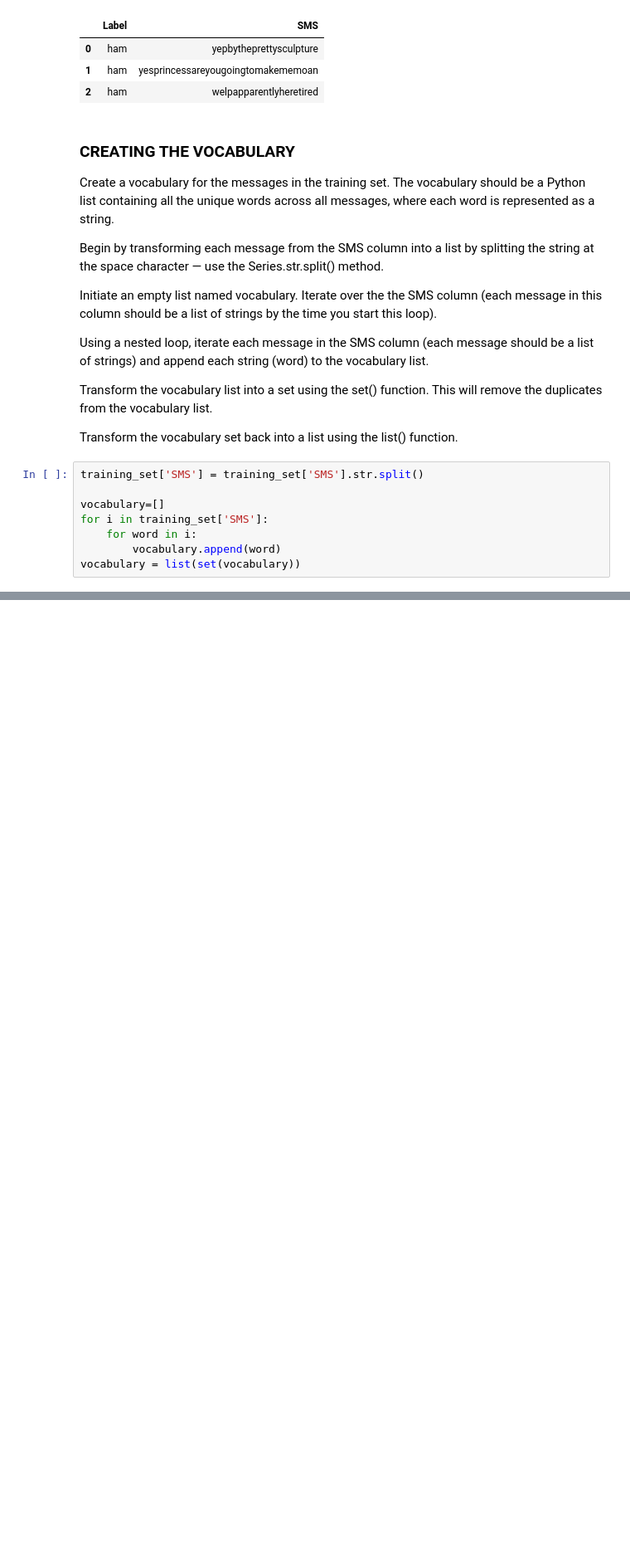
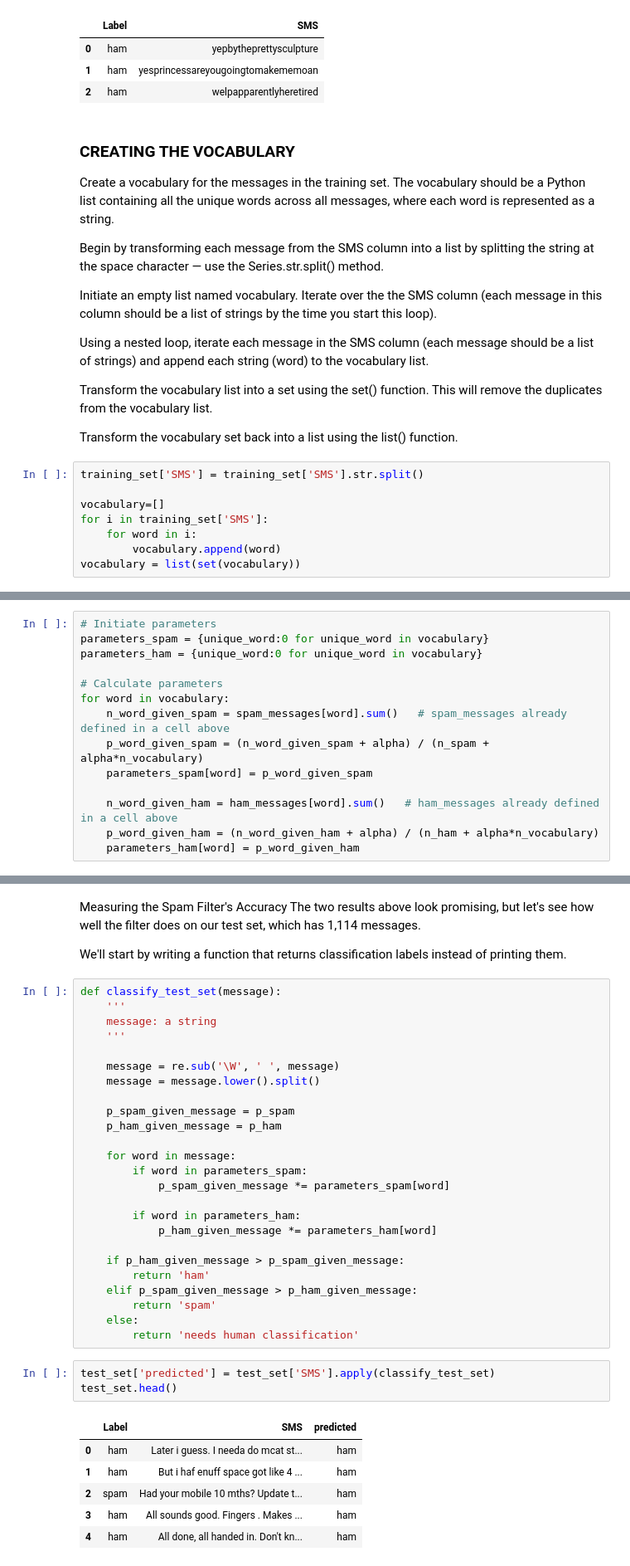
Before and after one commit to RoseMwangi98/Spam_Filter_with_Naive-Bayers, a Jupyter notebook: Spamfilter.ipynb, the cells around one changed output, grey strips where cells are left out. Shown at 83% size. Saved outputs shown, nothing was run; the diff lists cells and outputs as text; blank space fills up the shorter version.

Commit message:
Testing the Accuracy of the model

```diff
--- a/Spamfilter.ipynb
+++ b/Spamfilter.ipynb
@@ -115,0 +176,14 @@ print(vocabulary)
+# %%
+# Initiate parameters
+parameters_spam = {unique_word:0 for unique_word in vocabulary}
+parameters_ham = {unique_word:0 for unique_word in vocabulary}
+
+# Calculate parameters
+for word in vocabulary:
+    n_word_given_spam = spam_messages[word].sum()   # spam_messages already defined in a cell above
+    p_word_given_spam = (n_word_given_spam + alpha) / (n_spam + alpha*n_vocabulary)
+    parameters_spam[word] = p_word_given_spam
+
+    n_word_given_ham = ham_messages[word].sum()   # ham_messages already defined in a cell above
+    p_word_given_ham = (n_word_given_ham + alpha) / (n_ham + alpha*n_vocabulary)
+    parameters_ham[word] = p_word_given_ham
@@ -115,0 +245,40 @@ print(vocabulary)
+# %% [markdown]
+Measuring the Spam Filter's Accuracy
+The two results above look promising, but let's see how well the filter does on our test set, which has 1,114 messages.
+
+We'll start by writing a function that returns classification labels instead of printing them.
+# %%
+def classify_test_set(message):
+    '''
+    message: a string
+    '''
+
+    message = re.sub('\W', ' ', message)
+    message = message.lower().split()
+
+    p_spam_given_message = p_spam
+    p_ham_given_message = p_ham
+
+    for word in message:
+        if word in parameters_spam:
+            p_spam_given_message *= parameters_spam[word]
+
+        if word in parameters_ham:
+            p_ham_given_message *= parameters_ham[word]
+
+    if p_ham_given_message > p_spam_given_message:
+        return 'ham'
+    elif p_spam_given_message > p_ham_given_message:
+        return 'spam'
+    else:
+        return 'needs human classification'
+# %%
+test_set['predicted'] = test_set['SMS'].apply(classify_test_set)
+test_set.head()
+# %% [output]
+|  | Label | SMS | predicted |
+| 0 | ham | Later i guess. I needa do mcat st... | ham |
+| 1 | ham | But i haf enuff space got like 4 ... | ham |
+| 2 | spam | Had your mobile 10 mths? Update t... | ham |
+| 3 | ham | All sounds good. Fingers . Makes ... | ham |
+| 4 | ham | All done, all handed in. Don't kn... | ham |
```
Also changed, not shown: parts of 13 cells of this notebook.
